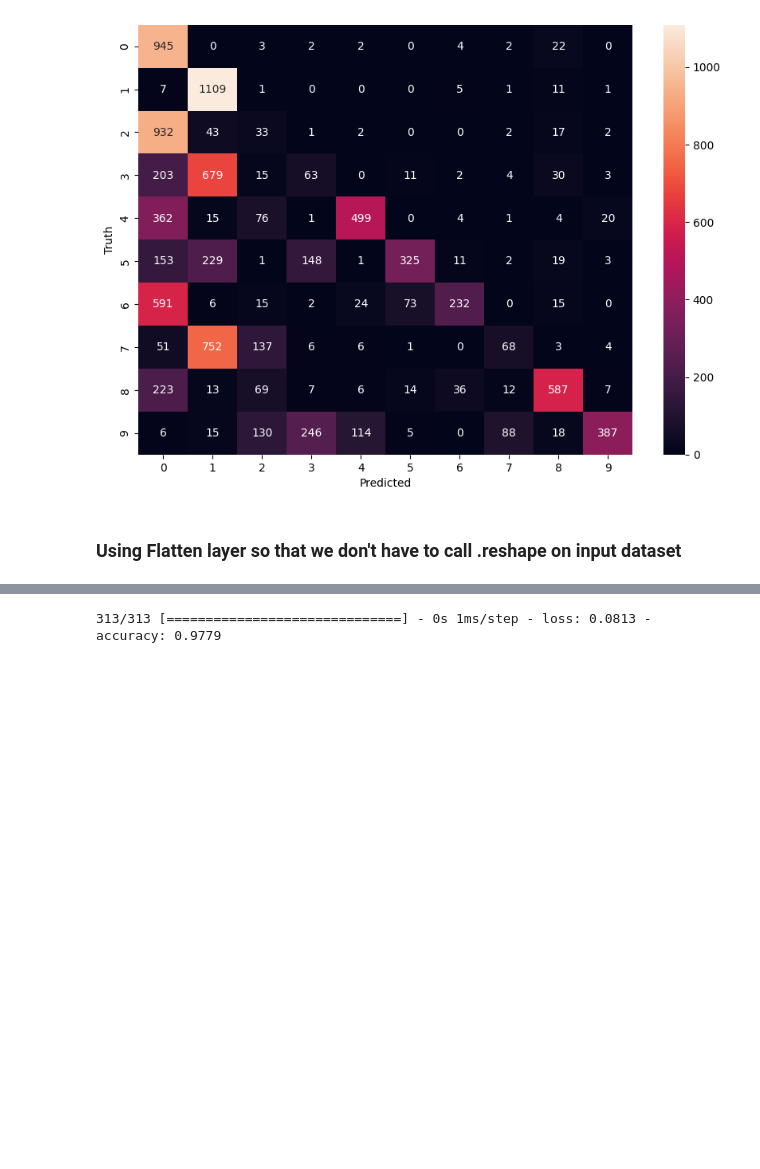
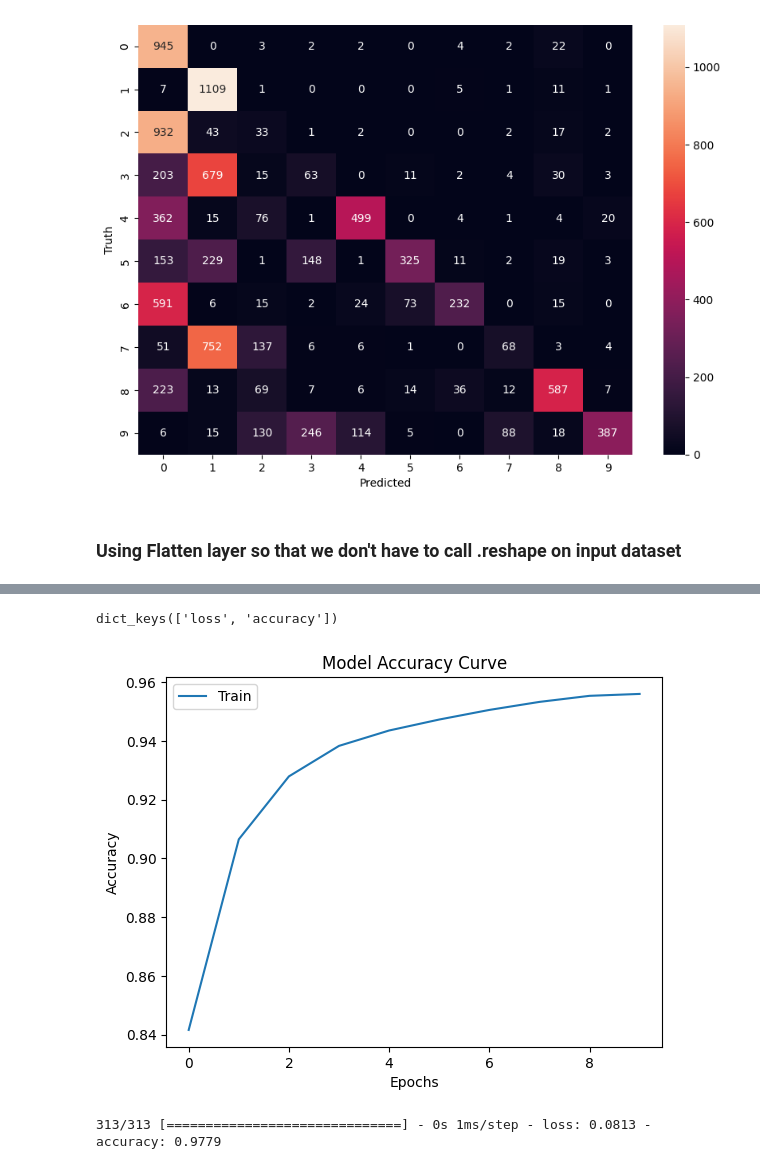
Before and after one commit to mijanur-rahman-40/deep-learning, a Jupyter notebook: basics/1_digits_recognition/digits_recognition_neural_network.ipynb, the cells around one changed output, grey strips where cells are left out. Saved outputs shown, nothing was run; the diff lists cells and outputs as text; code cells hidden in the pictures; blank space fills up the shorter version.

```diff
--- a/basics/1_digits_recognition/digits_recognition_neural_network.ipynb
+++ b/basics/1_digits_recognition/digits_recognition_neural_network.ipynb
@@ -248,6 +248,6 @@ model.compile(optimizer='adam',
               loss='sparse_categorical_crossentropy',
               metrics=['accuracy'])
 
-model.fit(X_train, y_train, epochs=10)
+history = model.fit(X_train, y_train, epochs=10)
 # %% [output]
 Epoch 1/10
@@ -275,3 +291,18 @@ Epoch 10/10
+# %%
+history.history.keys()
+# %% [output]
+dict_keys(['loss', 'accuracy'])
+# %%
+import matplotlib.pyplot as plt
+
+plt.plot(history.history['accuracy'])
+plt.xlabel('Epochs')
+plt.ylabel('Accuracy')
+plt.title('Model Accuracy Curve')
+plt.legend(['Train'], loc='upper left')
+plt.show()
+# %% [output]
+[figure, added]
 # %%
 model.evaluate(X_test,y_test)
 # %% [output]
```
Also changed, not shown: parts of 3 cells of this notebook.
